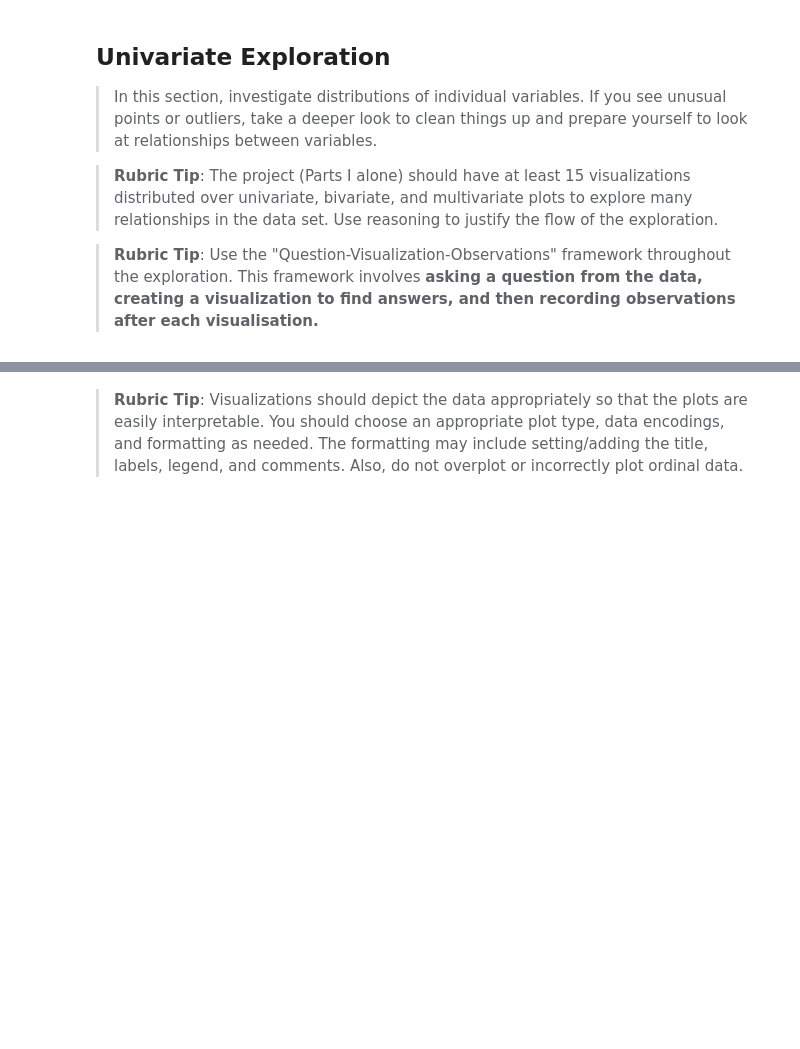
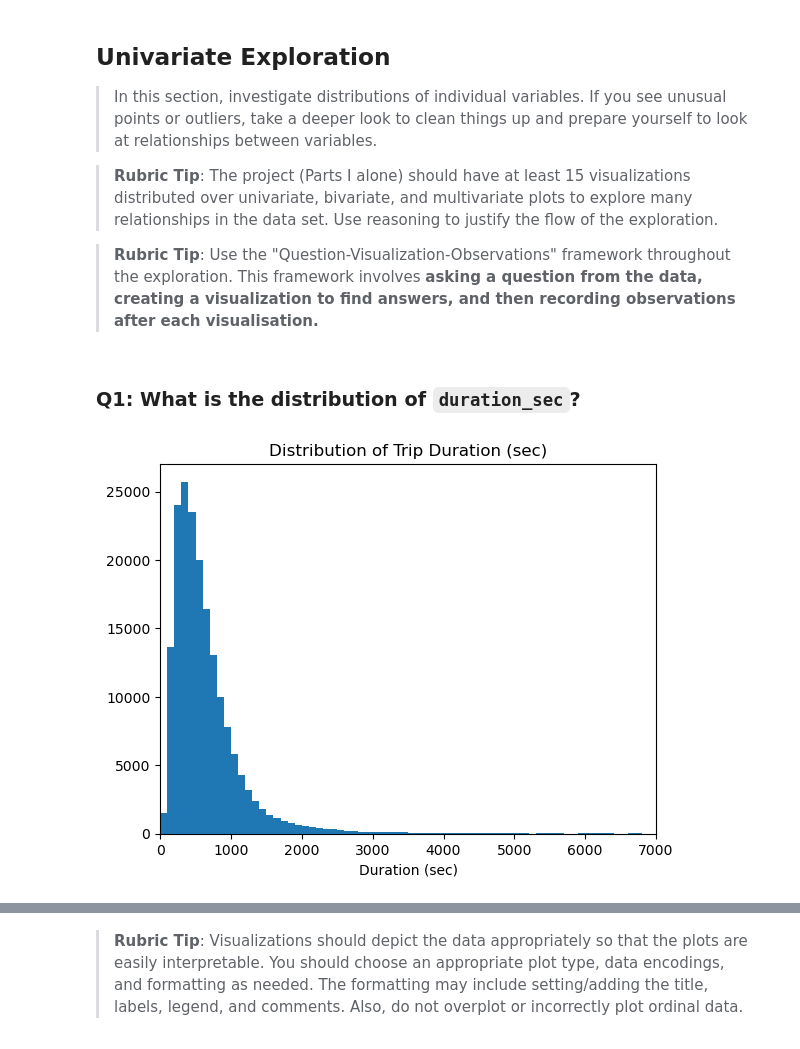
Before and after one commit to NajibAdan/UdacityxALX, a Jupyter notebook: Project_003/Part_I_exploration_template.ipynb, the cells around one changed output, grey strips where cells are left out. Cells and saved outputs as stored; diff of their text form; code cells hidden in the pictures; blank space fills up the shorter version.

```diff
--- a/Project_003/Part_I_exploration_template.ipynb
+++ b/Project_003/Part_I_exploration_template.ipynb
@@ -32,0 +99,9 @@ df.shape
+# %%
+df.member_birth_year.fillna(0,inplace=True)
+df.member_birth_year = df.member_birth_year.astype('int64')
+userclasses = pd.api.types.CategoricalDtype(ordered=True, categories=df.user_type.unique())
+df.user_type = df.user_type.astype(userclasses)
+df.start_time = pd.to_datetime(df.start_time)
+df.end_time = pd.to_datetime(df.end_time)
+
+df.info()
@@ -55,3 +156,13 @@ and prepare yourself to look at relationships between variables.
 
 
 >**Rubric Tip**: Use the "Question-Visualization-Observations" framework  throughout the exploration. This framework involves **asking a question from the data, creating a visualization to find answers, and then recording observations after each visualisation.**
+# %% [markdown]
+### Q1: What is the distribution of `duration_sec`?
+# %%
+bins = np.arange(0,df.duration_sec.max()+100, 100)
+plt.hist(x='duration_sec',data=df,bins=bins)
+plt.xlim(0,7000)
+plt.title('Distribution of Trip Duration (sec)')
+plt.xlabel('Duration (sec)');
+# %% [output]
+[figure, added]
```
Also changed, not shown: parts of 30 cells of this notebook, 1 other file.
